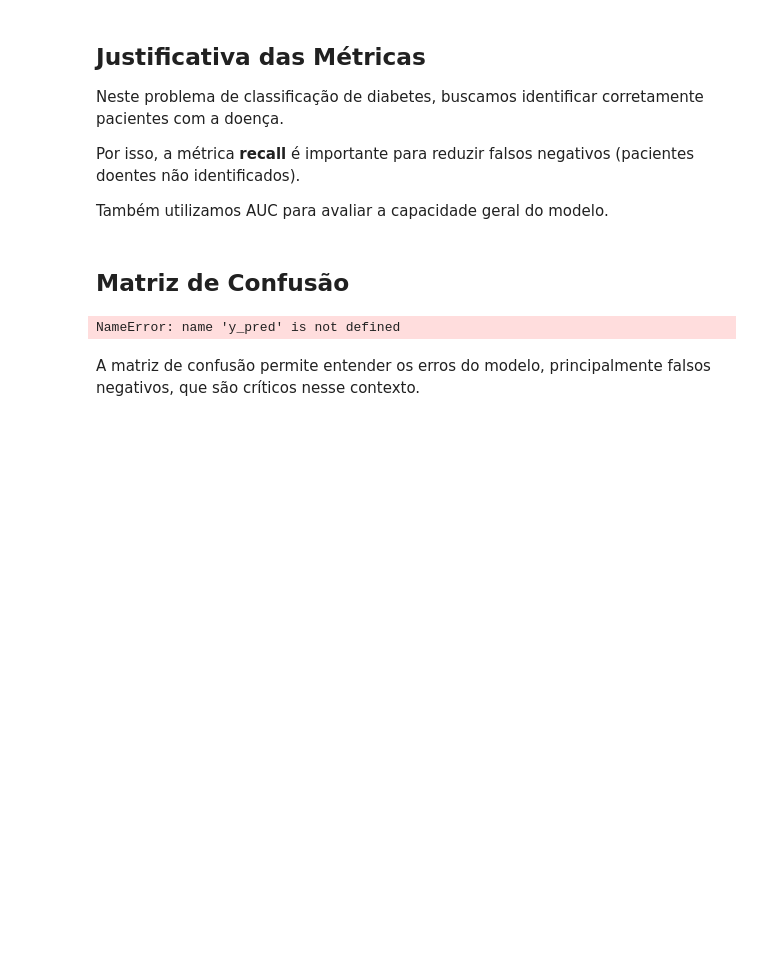
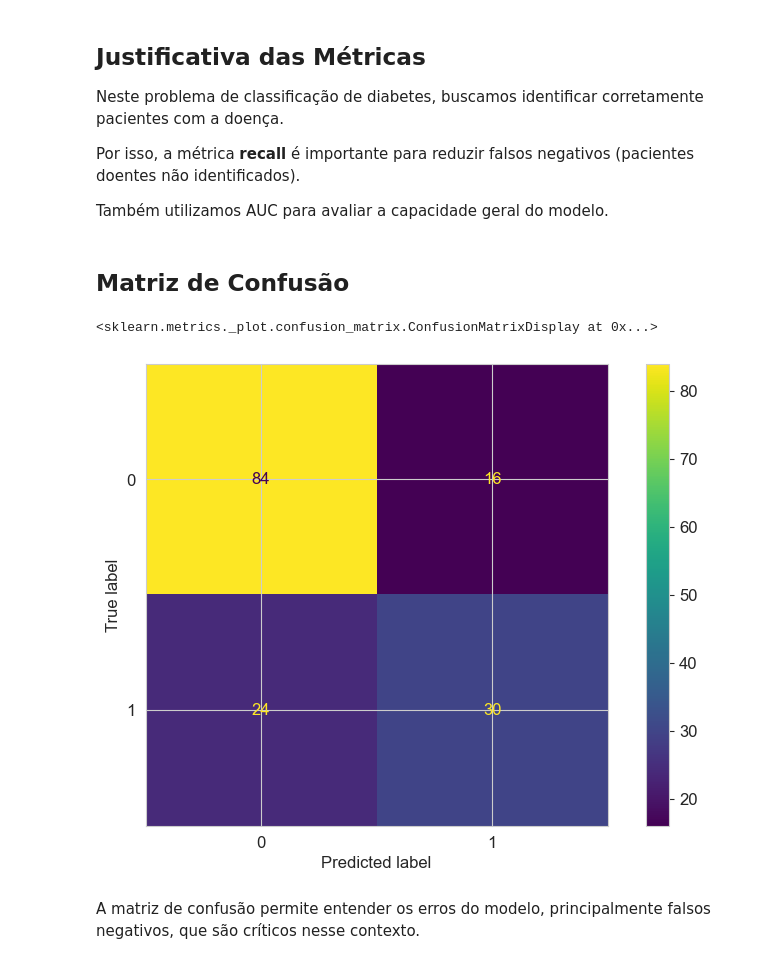
Before and after one commit to netomantonio/tech-challenge-1, a Jupyter notebook: notebooks/02_diabetes.ipynb, the cells around one changed output. Saved outputs shown, nothing was run; the diff lists cells and outputs as text; code cells hidden in the pictures; blank space fills up the shorter version.

```diff
--- a/notebooks/02_diabetes.ipynb
+++ b/notebooks/02_diabetes.ipynb
@@ -802,11 +822,12 @@ Também utilizamos AUC para avaliar a capacidade geral do modelo.
 # %%
 from sklearn.metrics import confusion_matrix, ConfusionMatrixDisplay
 
-cm = confusion_matrix(y_teste, y_pred)
+cm = confusion_matrix(y_teste, y_pred_svm)
 disp = ConfusionMatrixDisplay(cm)
 disp.plot()
 # %% [output]
-NameError: name 'y_pred' is not defined
+<sklearn.metrics._plot.confusion_matrix.ConfusionMatrixDisplay at 0x...>
+[figure, added]
 # %% [markdown]
 A matriz de confusão permite entender os erros do modelo, principalmente falsos negativos, que são críticos nesse contexto.
 # %% [markdown]
```
Also changed, not shown: parts of 6 cells of this notebook.
